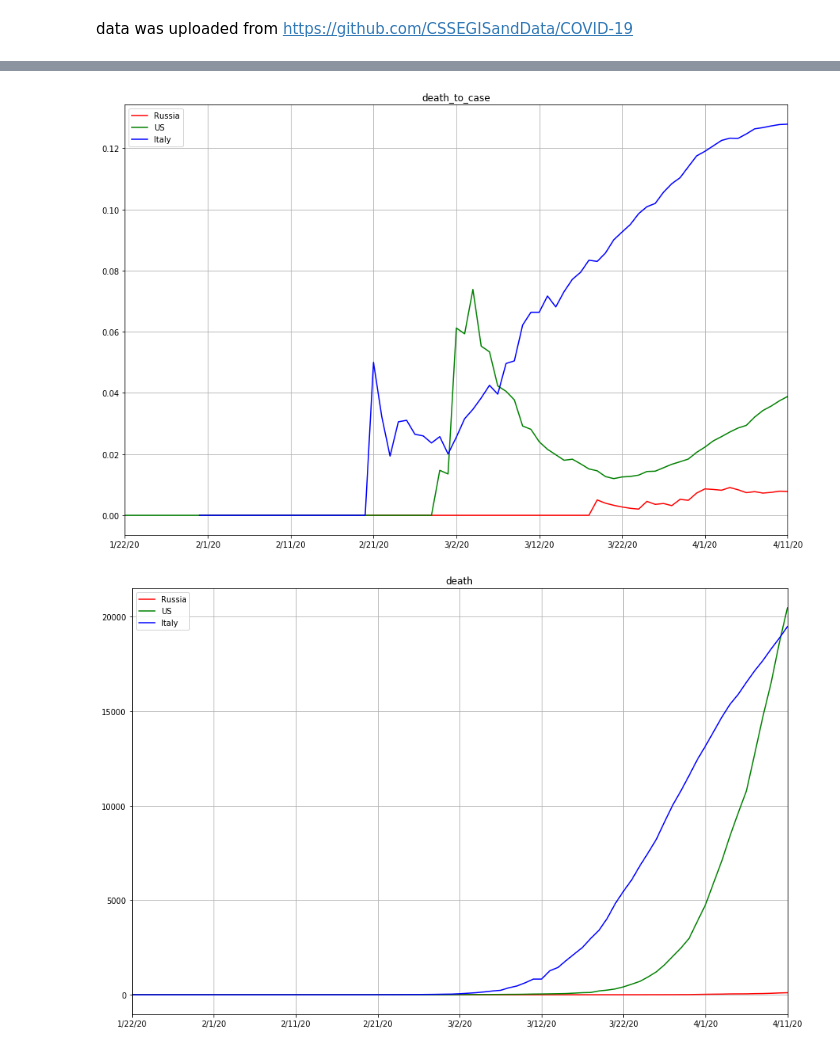
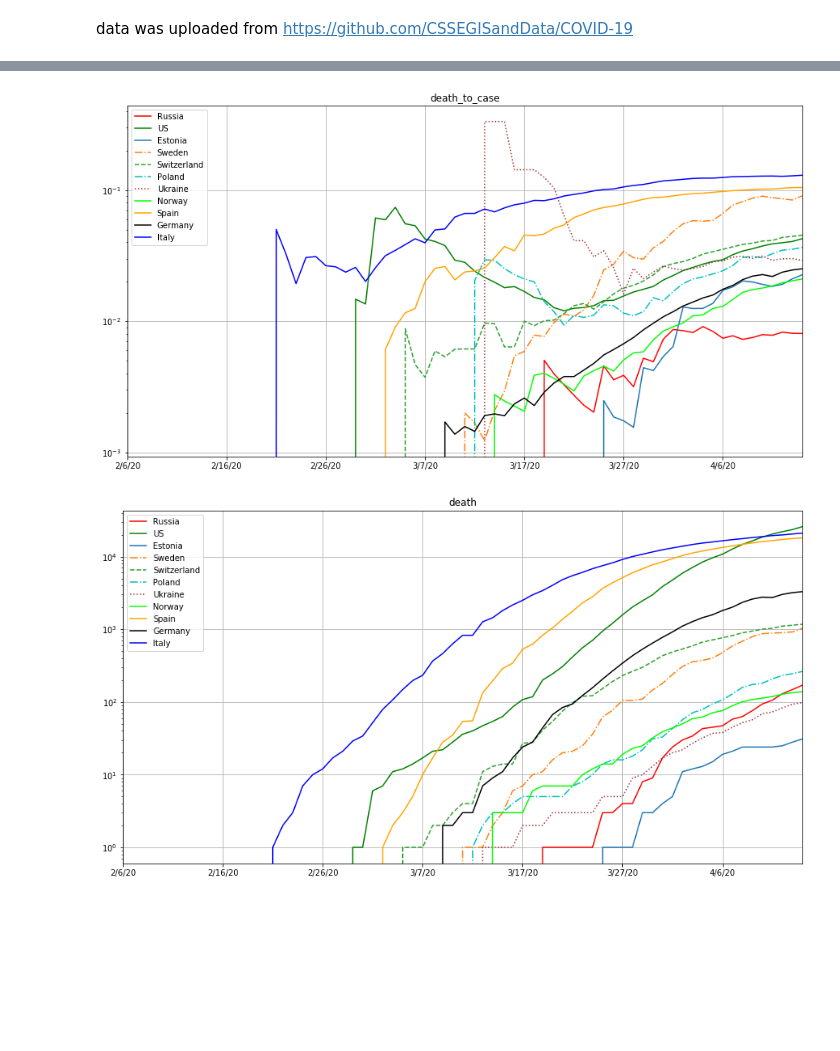
Before and after one commit to Dmitry1973/ML_for_business, a Jupyter notebook: covid.ipynb, the cells around one changed output, grey strips where cells are left out. Cells and saved outputs as stored; diff of their text form; code cells hidden in the pictures; blank space fills up the shorter version.

```diff
--- a/covid.ipynb
+++ b/covid.ipynb
@@ -154,0 +148,5 @@ df_death.head()
+# %%
+url_death = r'https://raw.githubusercontent.com/CSSEGISandData/COVID-19/master/csse_covid_19_data/csse_covid_19_time_series/time_series_covid19_deaths_global.csv'
+# df_death = pd.read_csv('time_series_covid19_deaths_global.csv', index_col=1)
+df_death = pd.read_csv(url_death, index_col=1)
+df_death.head()
@@ -155,3 +162,5 @@ df_death.head()
 # %%
 df_death = df_death.drop(['Lat', 'Long','Province/State'], axis=1)
-df_death
+
+df_death = df_death.drop(df_death.columns[list_], axis='columns')
+# df_death
@@ -173,4 +167,10 @@ df_death
 # %%
-df_death = df_death[(df_death.index == 'US') | (df_death.index == 'Russia') | (df_death.index == 'Italy')]
+df_death = df_death[(df_death.index == 'US') \
+                    | (df_death.index == 'Russia') | (df_death.index == 'Italy')\
+                    | (df_death.index == 'Spain') | (df_death.index == 'Germany')
+                    | (df_death.index == 'Sweden') | (df_death.index == 'Poland')\
+                    | (df_death.index == 'Estonia') | (df_death.index == 'Norway')
+                    | (df_death.index == 'Ukraine') | (df_death.index == 'Switzerland')]
+
 df_death
 # %% [output]
@@ -183,3 +191,3 @@ df_death
 # %%
 df_death_to_case = df_death / df_1
-df_death_to_case.fillna(0)
+df_death_to_case = df_death_to_case.fillna(0)
@@ -193,14 +194,30 @@ df_death_to_case.fillna(0)
 # %%
 df_5 = df_death_to_case.T
-df_5['Russia'].plot(c='r', figsize=(15, 10), legend="RU", title='death_to_case',)
-df_5['US'].plot(c='g',legend="US", )
-df_5['Italy'].plot(c='b', legend="It").grid()
+df_5['Russia'].plot(c='r', figsize=(15, 8), legend="RU", title='death_to_case',)
+df_5['US'].plot(c='g',legend="US",)
+df_5['Estonia'].plot(legend="Est")
+df_5['Sweden'].plot(legend="Sw", linestyle='-.')
+df_5['Switzerland'].plot(legend="S", linestyle='--')
+df_5['Poland'].plot(c='c', legend="Pol", linestyle='dashdot')
+df_5['Ukraine'].plot(c='brown',legend="Ukr",linestyle=':')
+df_5['Norway'].plot(c='lime',legend="Nor")
+df_5['Spain'].plot(c='orange',legend="Spain", )
+df_5['Germany'].plot(c='k',legend="Germany", )
+df_5['Italy'].plot(c='b', legend="It", logy=True).grid()
 # %% [output]
-[figure, old version]
+[figure, new version]
 # %%
 df_6 = df_death.T
-df_6['Russia'].plot(c='r', figsize=(15, 10), legend="RU", title='death')
-df_6['US'].plot(c='g', legend="US")
+df_6['Russia'].plot(c='r', figsize=(15, 8), legend="RU", title='death', logy=True)
+df_6['US'].plot(c='g', legend="US", )
+df_6['Estonia'].plot(legend="Est")
+df_6['Sweden'].plot(legend="Sw",linestyle='-.' )
+df_6['Switzerland'].plot(legend="S", linestyle='--')
+df_6['Poland'].plot(c='c', legend="Pol", linestyle='dashdot')
+df_6['Ukraine'].plot(c='brown',legend="Ukr",linestyle=':')
+df_6['Norway'].plot(c='lime',legend="Nor")
+df_6['Spain'].plot(c='orange',legend="Spain")
+df_6['Germany'].plot(c='k',legend="Germany")
 df_6['Italy'].plot(c='b', legend="It").grid()
 # %% [output]
-[figure, old version]
+[figure, new version]
```
Also changed, not shown: parts of 33 cells of this notebook.
